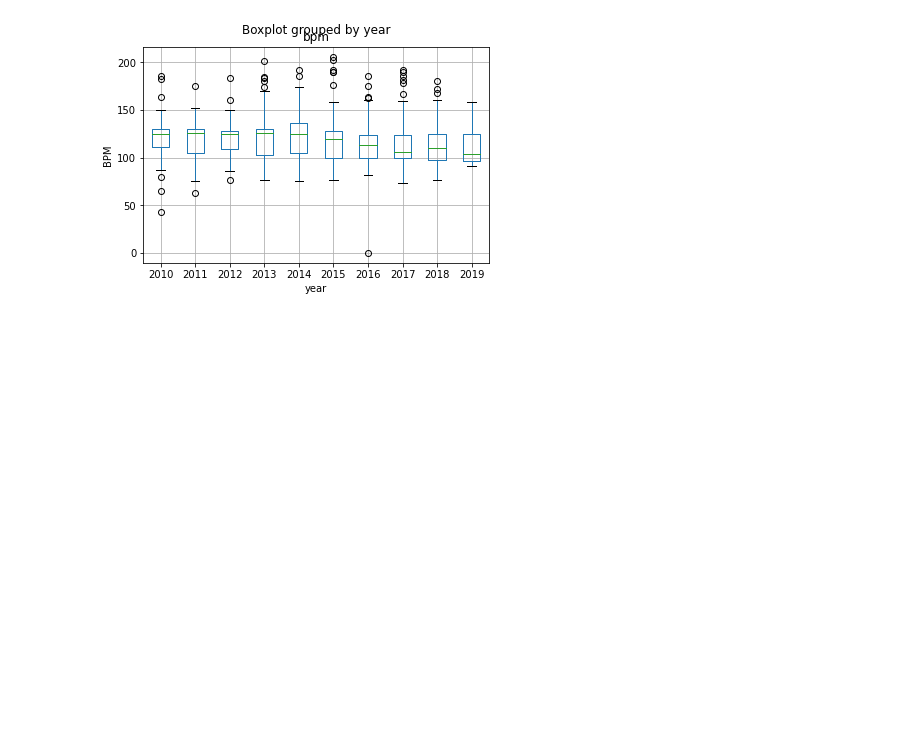
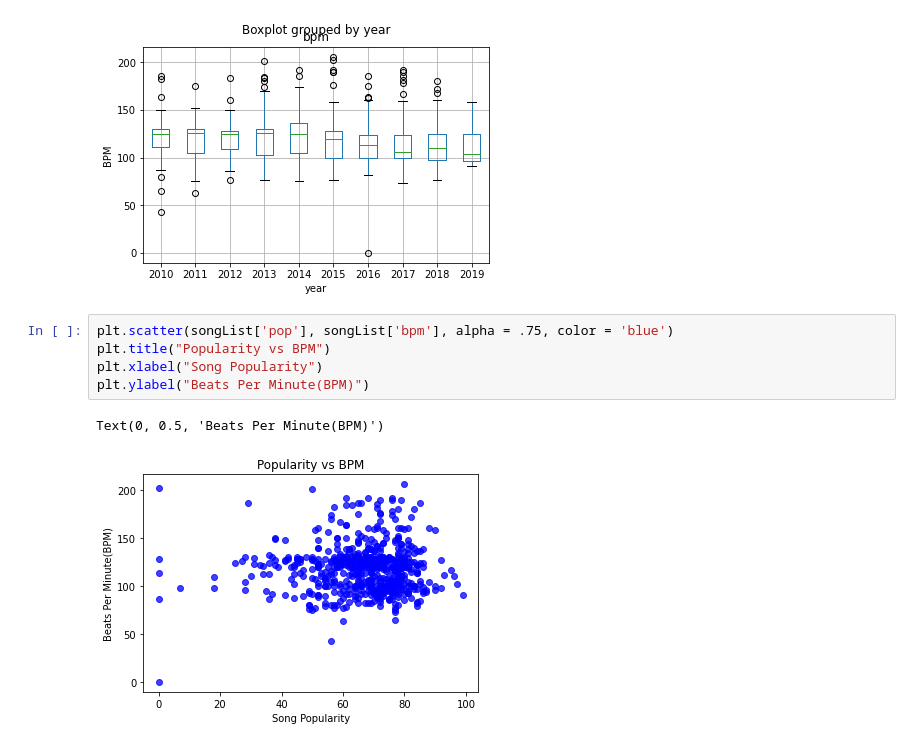
Before and after one commit to Boyder3113/Project_1, a Jupyter notebook: Untitled.ipynb, the cells around one changed output. Cells and saved outputs as stored; diff of their text form; blank space fills up the shorter version.

Commit message:
adding one more chart to boydsbranch

```diff
--- a/Untitled.ipynb
+++ b/Untitled.ipynb
@@ -200,3 +200,11 @@ plt.ylabel("BPM")
 # %% [output]
 Text(0, 0.5, 'BPM')
 [figure]
+# %%
+plt.scatter(songList['pop'], songList['bpm'], alpha = .75, color = 'blue')
+plt.title("Popularity vs BPM")
+plt.xlabel("Song Popularity")
+plt.ylabel("Beats Per Minute(BPM)")
+# %% [output]
+Text(0, 0.5, 'Beats Per Minute(BPM)')
+[figure, added]
```
